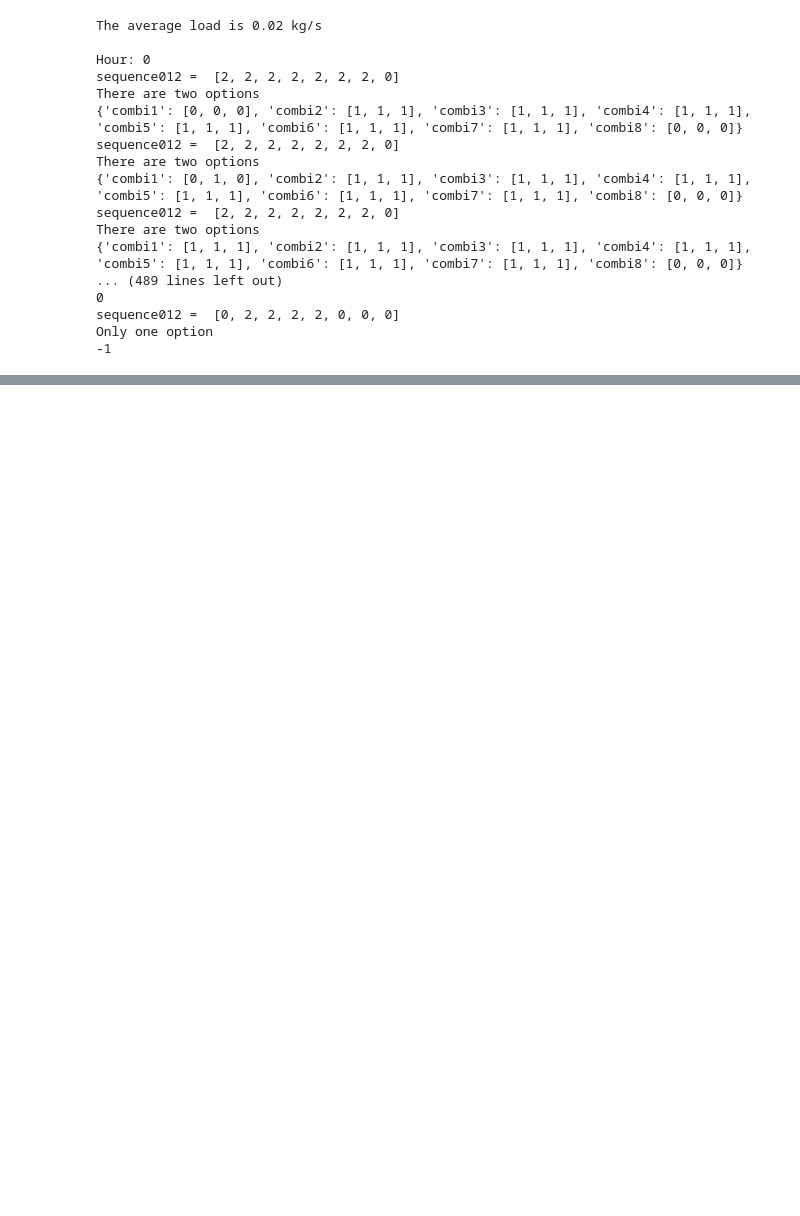
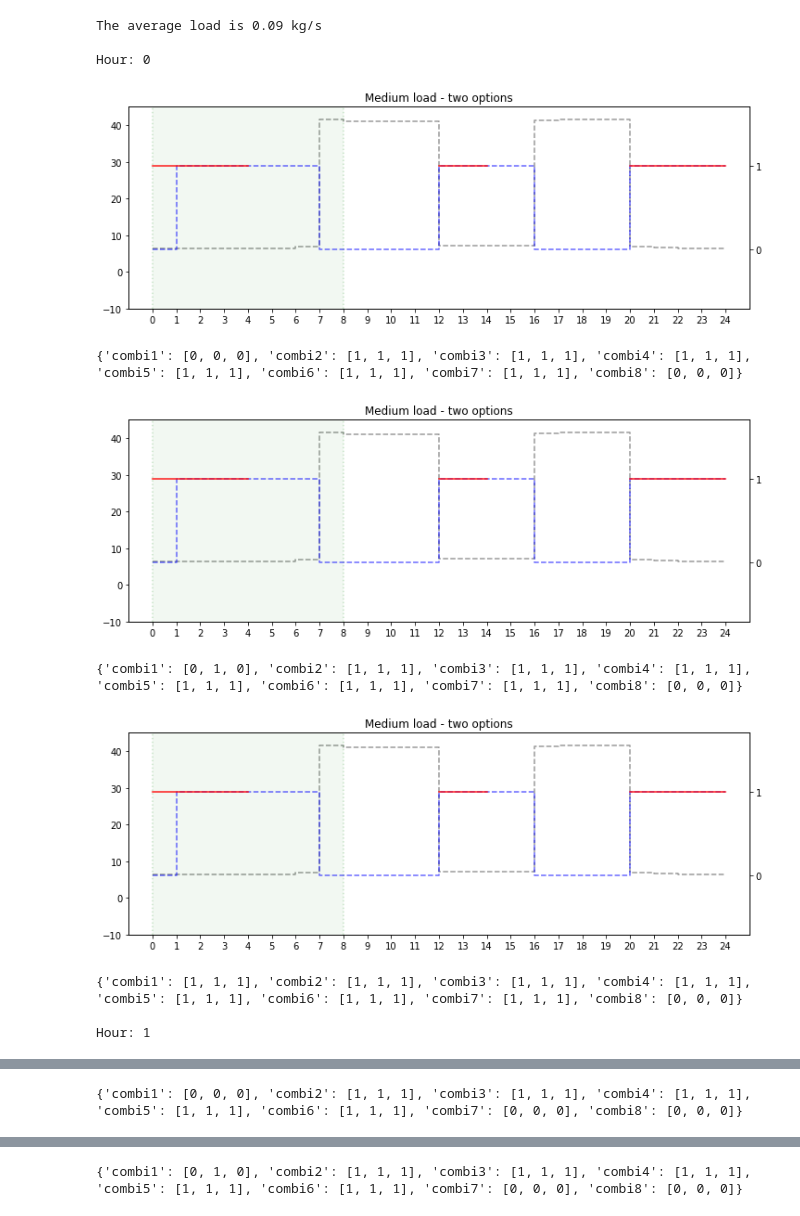
Before and after one commit to thdfw/master_thesis, a Jupyter notebook: gridworks/data/processing/sequencer_visualization.ipynb, the cells around one changed output, grey strips where cells are left out. Saved outputs shown, nothing was run; the diff lists cells and outputs as text; code cells hidden in the pictures; blank space fills up the shorter version.

Commit message:
Finalized sequencer

```diff
--- a/gridworks/data/processing/sequencer_visualization.ipynb
+++ b/gridworks/data/processing/sequencer_visualization.ipynb
@@ -207,52 +213,49 @@ for iter in range(num_iterations):
     if iter==0:
         c_el = [6.36, 6.34, 6.34, 6.37, 6.41, 6.46, 6.95, 41.51,
                 41.16, 41.07, 41.06, 41.08, 7.16, 7.18, 7.18, 7.16,
                 41.2, 41.64, 41.43, 41.51, 6.84, 6.65, 6.46, 6.4]
-        m_load = [0.05, 0.04, 0.04, 0.05, 0.05, 0.04, 0.04, 0.03,
-                  0.02, 0.01, 0.01, 0.0, 0.0, 0.0, 0.0, 0.0, 0.0,
-                  0.0, 0.02, 0.02, 0.04, 0.04, 0.04, 0.05]
+        m_load = [0.11, 0.11, 0.11, 0.11, 0.11, 0.11, 0.1, 0.1,
+                  0.08, 0.08, 0.08, 0.08, 0.08, 0.07, 0.07, 0.07,
+                  0.07, 0.07, 0.09, 0.09, 0.1, 0.1, 0.11, 0.11]
         print(f"The average load is {round(np.mean(m_load),2)} kg/s")
 
     # Get next day forecasts at 4:00 PM - TODO: replace with real forecasts
     if iter%24==16:
-        c_el = c_el + [x+5 for x in c_el[:24]]
+        c_el = c_el + [x+1 for x in c_el[:24]]
         m_load = m_load + m_load[:24]
 
     # At the start of a new day, crop forecasts
     if iter%24==0:
         c_el = c_el[-24:]
         m_load = m_load[-24:]
 
+    # Negative price at 2AM
+    if iter==2:
+        c_el[2] = -10
+
     # As long as a feasible sequence is not found, try something new
     attempt = 1
     print(f"\nHour: {iter}")
-    while attempt < 5:
+    while attempt < 4:
 
         # Get a good sequence proposition (method depends on attempt)
-        sequence = get_sequence(c_el, m_load, iter, previous_sequence, file_path, attempt)
-
+        sequence = get_sequence(c_el, m_load, iter, previous_sequence, file_path, attempt, 0)
         print(sequence)
 
         # Next attempt
         attempt += 1
 
     # Save the working sequence for the next step
     #previous_sequence = sequence
 # %% [output]
-The average load is 0.02 kg/s
+The average load is 0.09 kg/s
 
 Hour: 0
-sequence012 =  [2, 2, 2, 2, 2, 2, 2, 0]
-There are two options
-{'combi1': [0, 0, 0], 'combi2': [1, 1, 1], 'combi3': [1, 1, 1], 'combi4': [1, 1, 1], 'combi5': [1, 1, 1], 'combi6': [1, 1, 1], 'combi7': [1, 1, 1], 'combi8': [0, 0, 0]}
-sequence012 =  [2, 2, 2, 2, 2, 2, 2, 0]
-There are two options
-{'combi1': [0, 1, 0], 'combi2': [1, 1, 1], 'combi3': [1, 1, 1], 'combi4': [1, 1, 1], 'combi5': [1, 1, 1], 'combi6': [1, 1, 1], 'combi7': [1, 1, 1], 'combi8': [0, 0, 0]}
-sequence012 =  [2, 2, 2, 2, 2, 2, 2, 0]
-There are two options
-{'combi1': [1, 1, 1], 'combi2': [1, 1, 1], 'combi3': [1, 1, 1], 'combi4': [1, 1, 1], 'combi5': [1, 1, 1], 'combi6': [1, 1, 1], 'combi7': [1, 1, 1], 'combi8': [0, 0, 0]}
-... (489 lines left out)
-0
-sequence012 =  [0, 2, 2, 2, 2, 0, 0, 0]
-Only one option
--1
+[figure, added]
+{'combi1': [0, 0, 0], 'combi2': [1, 1, 1], 'combi3': [1, 1, 1], 'combi4': [1, 1, 1], 'combi5': [1, 1, 1], 'combi6': [1, 1, 1], 'combi7': [1, 1, 1], 'combi8': [0, 0, 0]}
+[figure, added]
+{'combi1': [0, 1, 0], 'combi2': [1, 1, 1], 'combi3': [1, 1, 1], 'combi4': [1, 1, 1], 'combi5': [1, 1, 1], 'combi6': [1, 1, 1], 'combi7': [1, 1, 1], 'combi8': [0, 0, 0]}
+[figure, added]
+{'combi1': [1, 1, 1], 'combi2': [1, 1, 1], 'combi3': [1, 1, 1], 'combi4': [1, 1, 1], 'combi5': [1, 1, 1], 'combi6': [1, 1, 1], 'combi7': [1, 1, 1], 'combi8': [0, 0, 0]}
+
+Hour: 1
@@ -258,0 +263 @@ Only one option
+{'combi1': [0, 0, 0], 'combi2': [1, 1, 1], 'combi3': [1, 1, 1], 'combi4': [1, 1, 1], 'combi5': [1, 1, 1], 'combi6': [1, 1, 1], 'combi7': [0, 0, 0], 'combi8': [0, 0, 0]}
@@ -258,0 +265 @@ Only one option
+{'combi1': [0, 1, 0], 'combi2': [1, 1, 1], 'combi3': [1, 1, 1], 'combi4': [1, 1, 1], 'combi5': [1, 1, 1], 'combi6': [1, 1, 1], 'combi7': [0, 0, 0], 'combi8': [0, 0, 0]}
```
Also changed, not shown: parts of 3 cells of this notebook, 6 other files.
